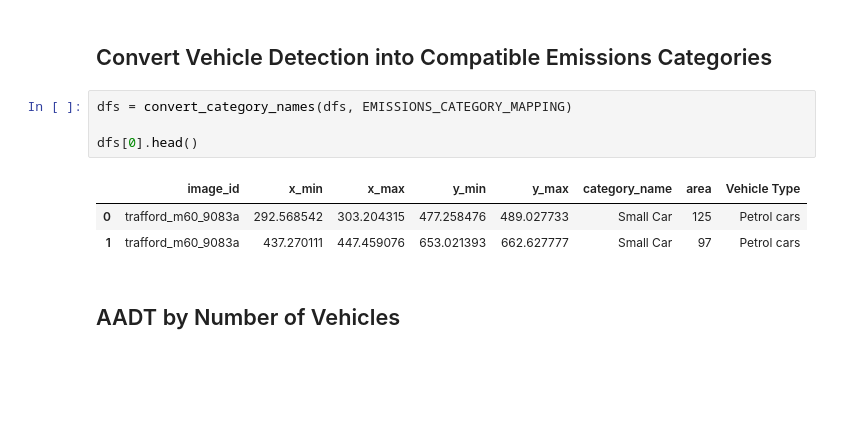
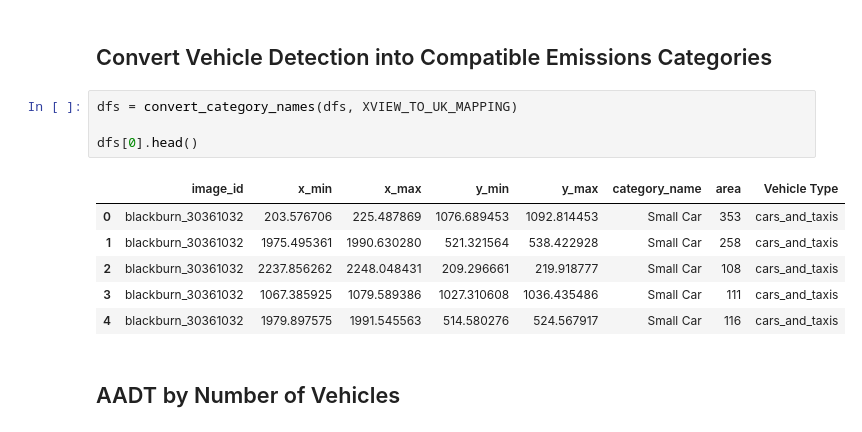
Before and after one commit to horsada/Spatial_Finance_Transport, a Jupyter notebook: implementation/GHGEmissionsImplementation.ipynb, the cells around one changed output. Cells and saved outputs as stored; diff of their text form; blank space fills up the shorter version.

```diff
--- a/implementation/GHGEmissionsImplementation.ipynb
+++ b/implementation/GHGEmissionsImplementation.ipynb
@@ -256,13 +286,16 @@ df_emissions_factors
 # %% [markdown]
 ## Convert Vehicle Detection into Compatible Emissions Categories
 # %%
-dfs = convert_category_names(dfs, EMISSIONS_CATEGORY_MAPPING)
+dfs = convert_category_names(dfs, XVIEW_TO_UK_MAPPING)
 
 dfs[0].head()
 # %% [output]
 |  | image_id | x_min | x_max | y_min | y_max | category_name | area | Vehicle Type |
-| 0 | trafford_m60_9083a | 292.568542 | 303.204315 | 477.258476 | 489.027733 | Small Car | 125 | Petrol cars |
-| 1 | trafford_m60_9083a | 437.270111 | 447.459076 | 653.021393 | 662.627777 | Small Car | 97 | Petrol cars |
+| 0 | blackburn_30361032 | 203.576706 | 225.487869 | 1076.689453 | 1092.814453 | Small Car | 353 | cars_and_taxis |
+| 1 | blackburn_30361032 | 1975.495361 | 1990.630280 | 521.321564 | 538.422928 | Small Car | 258 | cars_and_taxis |
+| 2 | blackburn_30361032 | 2237.856262 | 2248.048431 | 209.296661 | 219.918777 | Small Car | 108 | cars_and_taxis |
+| 3 | blackburn_30361032 | 1067.385925 | 1079.589386 | 1027.310608 | 1036.435486 | Small Car | 111 | cars_and_taxis |
+| 4 | blackburn_30361032 | 1979.897575 | 1991.545563 | 514.580276 | 524.567917 | Small Car | 116 | cars_and_taxis |
 # %% [markdown]
 ## AADT by Number of Vehicles
 # %% [markdown]
```
Also changed, not shown: parts of 10 cells of this notebook.
